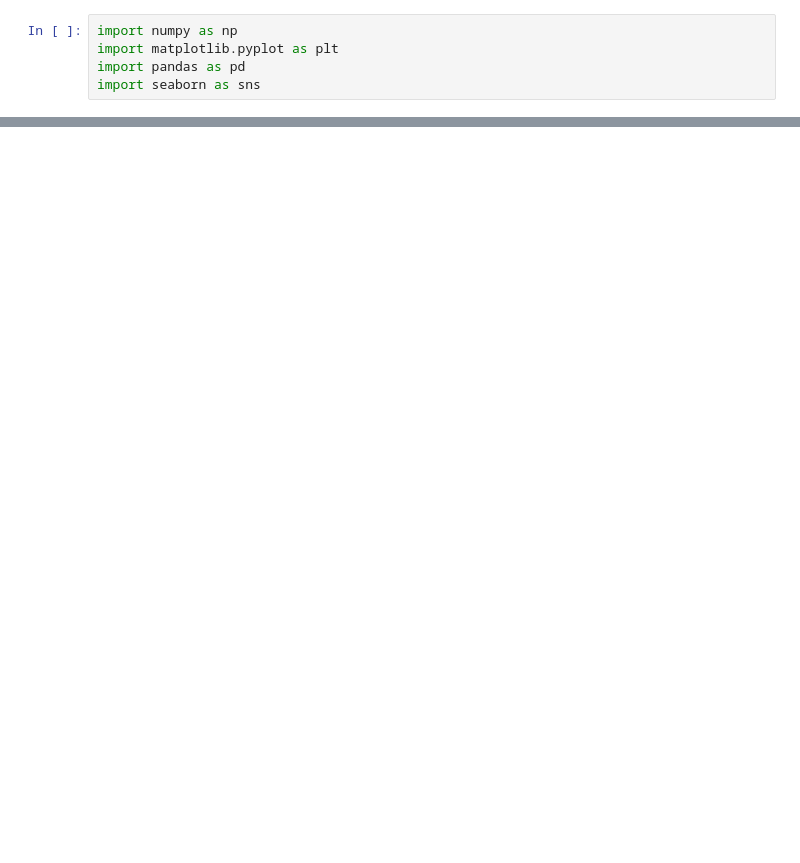
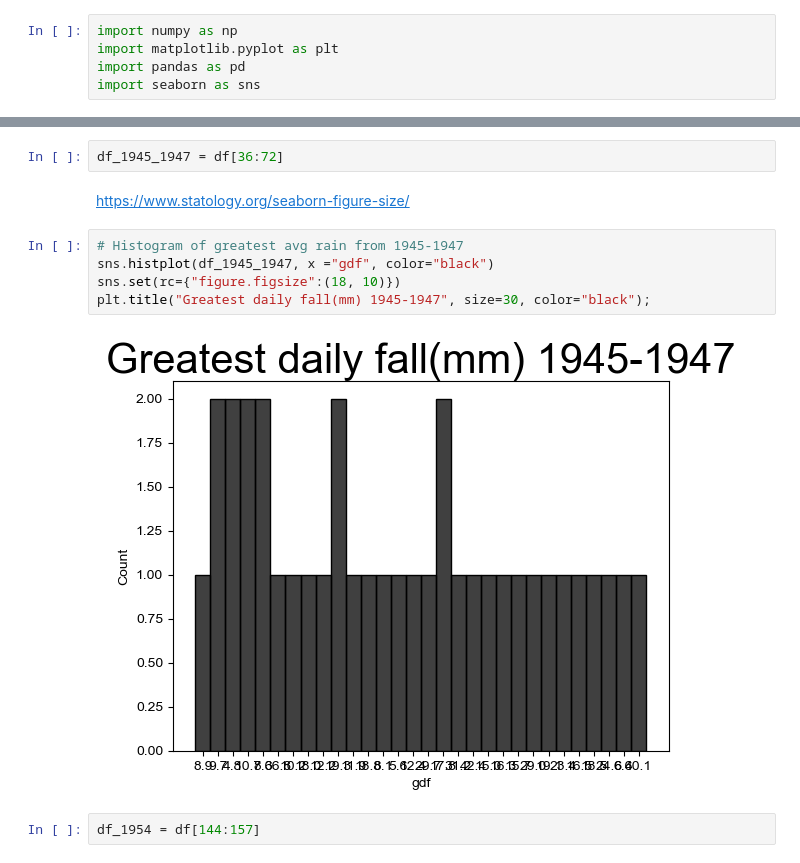
Before and after one commit to joannefeeney/programming-data-project, a Jupyter notebook: project.ipynb, the cells around one changed output, grey strips where cells are left out. Drawn from its saved outputs; the diff is of its cells as text; blank space fills up the shorter version.

```diff
--- a/project.ipynb
+++ b/project.ipynb
@@ -64,0 +75,13 @@ Text(0.5, 1.0, 'Address Region & Address Locality')
+# %%
+df_1945_1947 = df[36:72]
+# %% [markdown]
+https://www.statology.org/seaborn-figure-size/
+# %%
+# Histogram of greatest avg rain from 1945-1947
+sns.histplot(df_1945_1947, x ="gdf", color="black")
+sns.set(rc={"figure.figsize":(18, 10)})
+plt.title("Greatest daily fall(mm) 1945-1947", size=30, color="black");
+# %% [output]
+[figure, added]
+# %%
+df_1954 = df[144:157]
```
Also changed, not shown: parts of 12 cells of this notebook, 2 other files.
